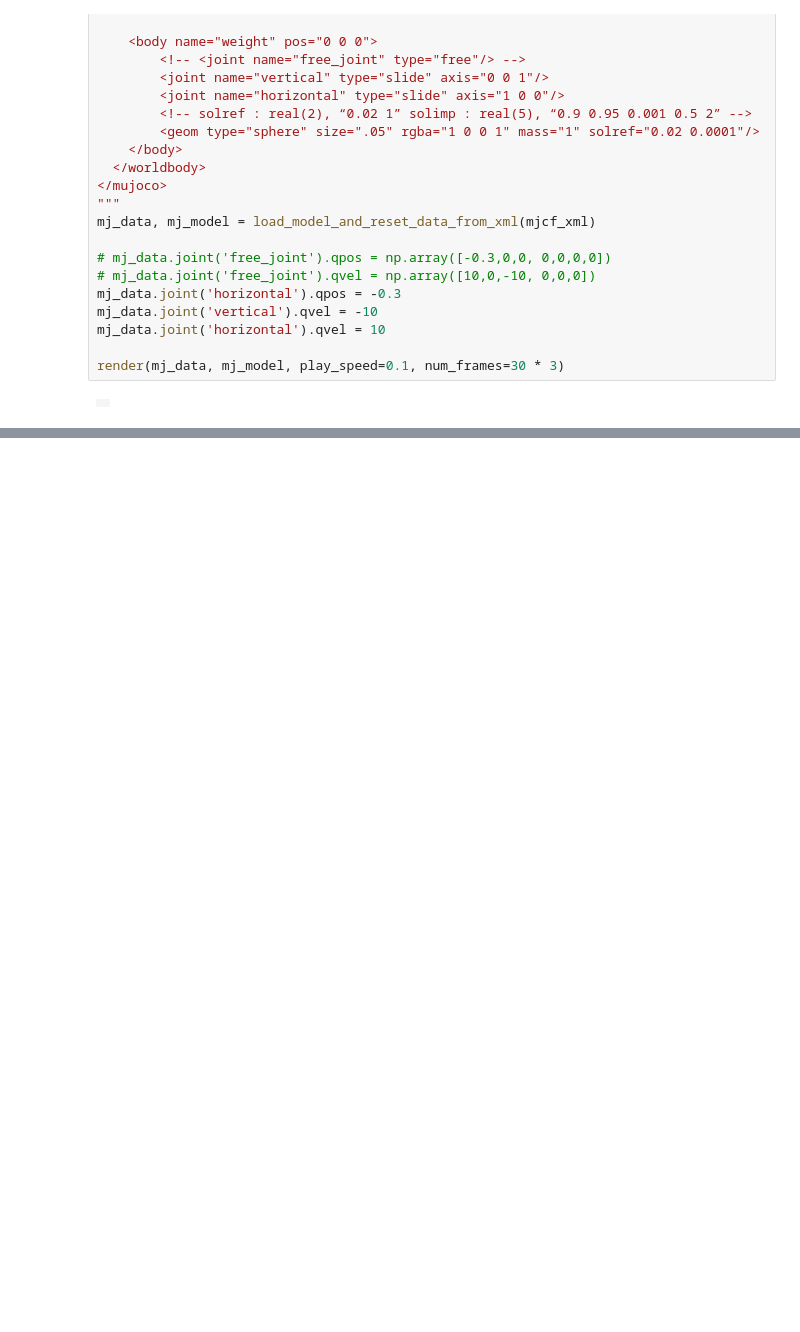
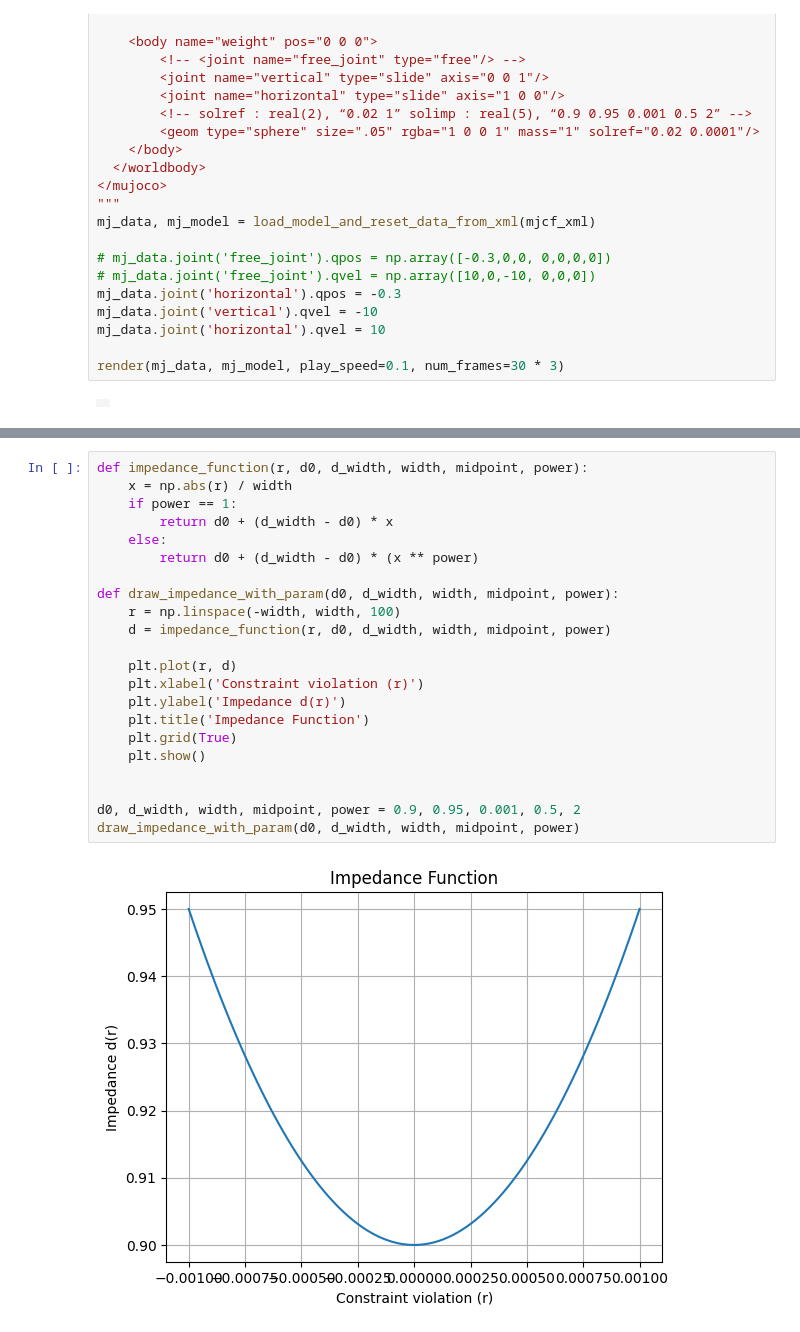
Before and after one commit to son-engr-kr/mujoco_python_study, a Jupyter notebook: mujoco_study_advanced_01.ipynb, the cells around one changed output, grey strips where cells are left out. Saved outputs shown, nothing was run; the diff lists cells and outputs as text; blank space fills up the shorter version.

```diff
--- a/mujoco_study_advanced_01.ipynb
+++ b/mujoco_study_advanced_01.ipynb
@@ -1005,0 +1074,24 @@ render(mj_data, mj_model, play_speed=0.1, num_frames=30 * 3)
+# %%
+def impedance_function(r, d0, d_width, width, midpoint, power):
+    x = np.abs(r) / width
+    if power == 1:
+        return d0 + (d_width - d0) * x
+    else:
+        return d0 + (d_width - d0) * (x ** power)
+
+def draw_impedance_with_param(d0, d_width, width, midpoint, power):
+    r = np.linspace(-width, width, 100)
+    d = impedance_function(r, d0, d_width, width, midpoint, power)
+
+    plt.plot(r, d)
+    plt.xlabel('Constraint violation (r)')
+    plt.ylabel('Impedance d(r)')
+    plt.title('Impedance Function')
+    plt.grid(True)
+    plt.show()
+
+
+d0, d_width, width, midpoint, power = 0.9, 0.95, 0.001, 0.5, 2
+draw_impedance_with_param(d0, d_width, width, midpoint, power)
+# %% [output]
+[figure, added]
```
Also changed, not shown: parts of 23 cells of this notebook, 1 other file.
